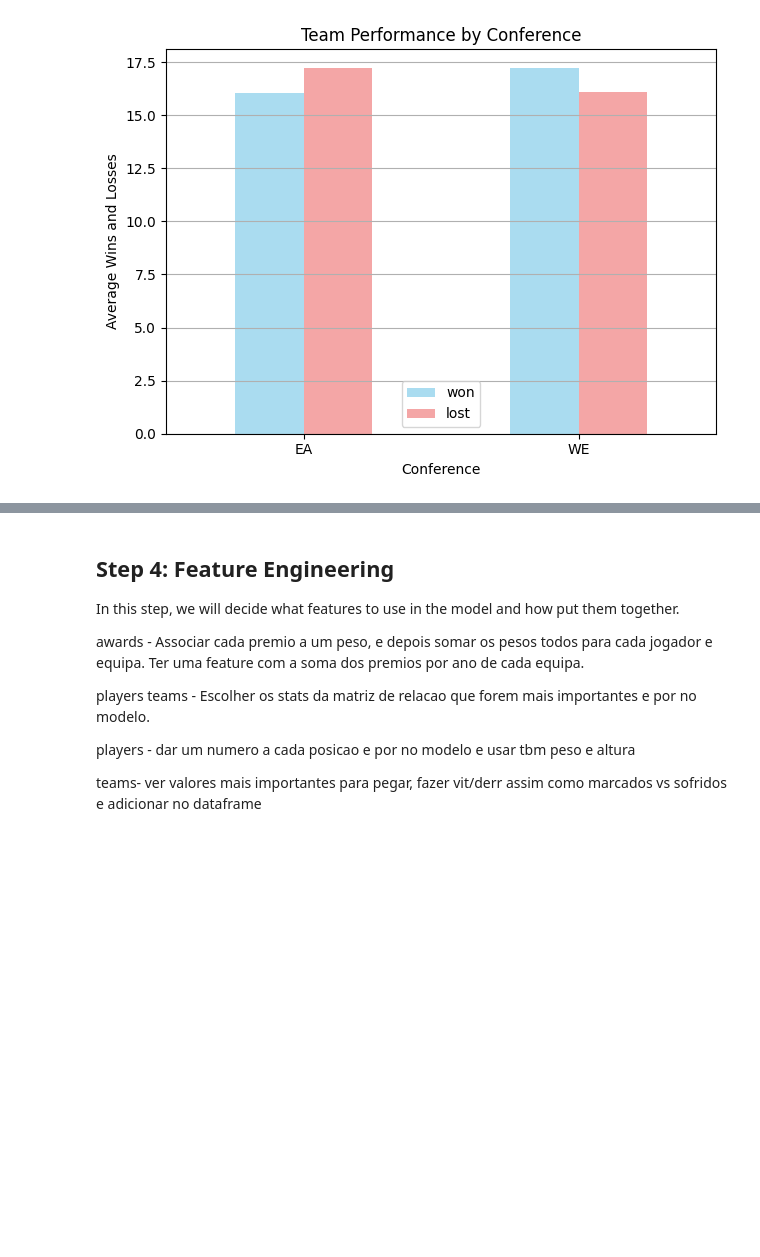
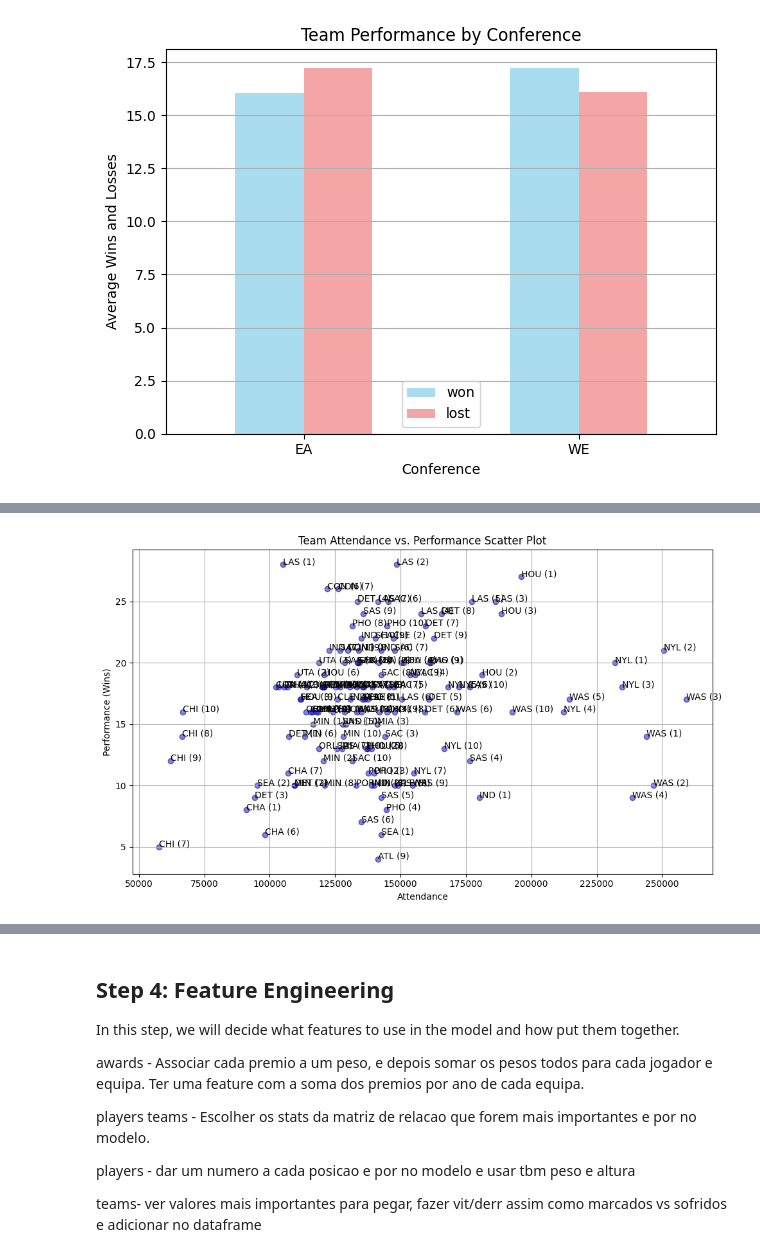
Before and after one commit to Pedro-CAB/AC-Project, a Jupyter notebook: data_analysis.ipynb, the cells around one changed output, grey strips where cells are left out. Cells and saved outputs as stored; diff of their text form; code cells hidden in the pictures; blank space fills up the shorter version.

Commit message:
Added Team Performance Statistics

```diff
--- a/data_analysis.ipynb
+++ b/data_analysis.ipynb
@@ -961,0 +968,24 @@ plt.show()
+# %%
+
+# Select the columns for attendance and performance
+attendance_column = 'attend'
+performance_column = 'won'  # You can choose 'won', 'lost', or other performance metric
+
+# Create the scatter plot
+plt.figure(figsize=(10, 6))
+scatter = plt.scatter(teams[attendance_column], teams[performance_column], c='b', alpha=0.5, edgecolors='k')
+
+# Add labels for individual data points (teams) with their respective years
+for i, team in enumerate(teams['tmID']):
+    plt.annotate(f'{team} ({teams["year"].iloc[i]})', (teams[attendance_column][i], teams[performance_column][i]))
+
+plt.xlabel('Attendance')
+plt.ylabel('Performance (Wins)')
+plt.title('Team Attendance vs. Performance Scatter Plot')
+
+# Show the scatter plot
+plt.grid(True)
+plt.tight_layout()
+plt.show()
+# %% [output]
+[figure, added]
```
Also changed, not shown: parts of 6 cells of this notebook.
